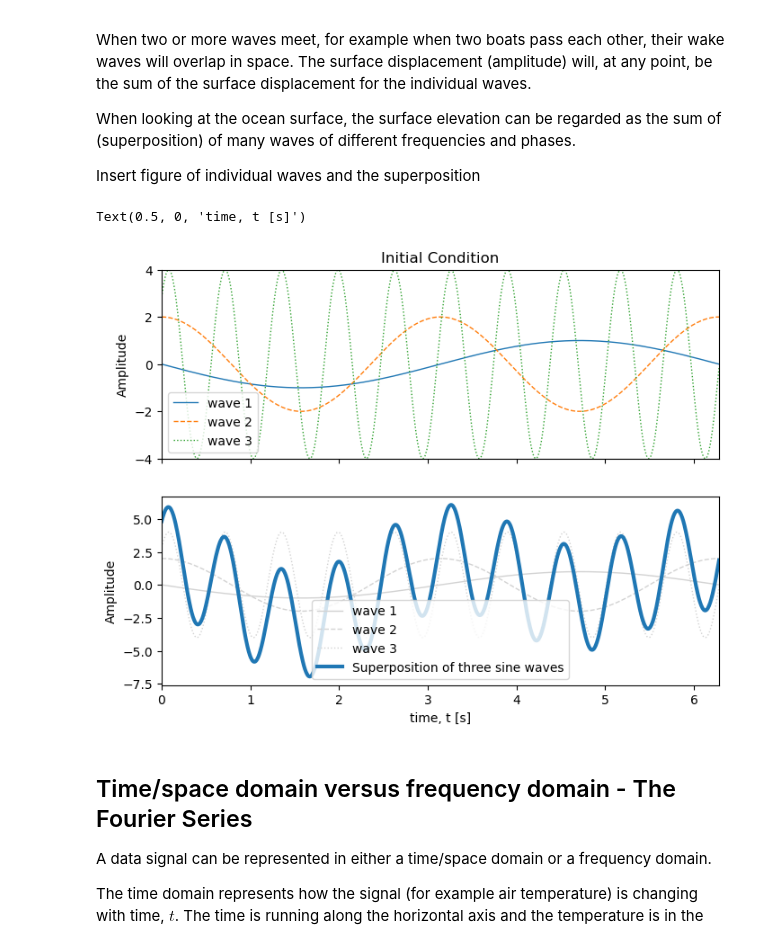
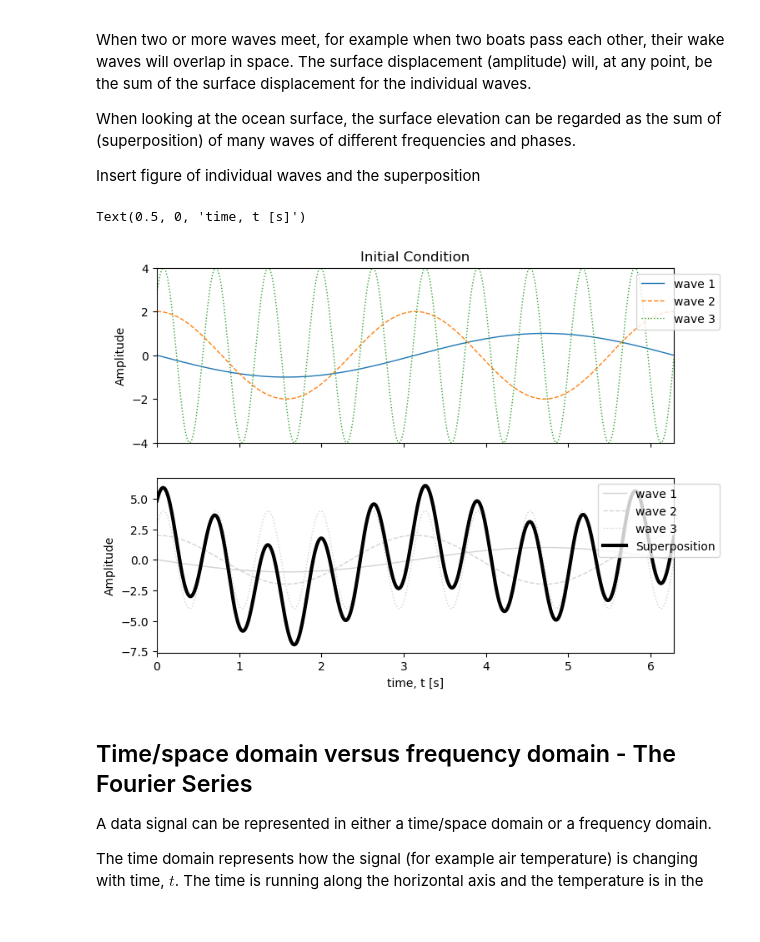
Before and after one commit to thorbjornmoeUiB/GEOF211_compendium, a Jupyter notebook: GEOF211_book/_build/jupyter_execute/Useful_calculus/Fourier_transforms.ipynb, the cells around one changed output. Cells and saved outputs as stored; diff of their text form; code cells hidden in the pictures.

```diff
--- a/GEOF211_book/_build/jupyter_execute/Useful_calculus/Fourier_transforms.ipynb
+++ b/GEOF211_book/_build/jupyter_execute/Useful_calculus/Fourier_transforms.ipynb
@@ -17,37 +17,37 @@ t = np.linspace(0, 2 * np.pi, 1000) #eight cycles
 
 #define frequencies, phases, and amplitudes of three sine waves
 frequencies=1./np.array([2*np.pi,np.pi,2./np.pi])
 phases=np.pi*np.array([1.,1./2,1./4])
 amplitudes=np.array([1.,2.,4.])
 
 # compute the wave signals
 wave1 = amplitudes[0] * np.sin(2 * np.pi * frequencies[0] * t + phases[0])
 wave2 = amplitudes[1] * np.sin(2 * np.pi * frequencies[1] * t + phases[1])
 wave3 = amplitudes[2] * np.sin(2 * np.pi * frequencies[2] * t + phases[2])
 
 #plot the wave signals
 fig, ax = plt.subplots(2, 1, figsize=(8, 6), sharex=True)
 ax[0].set_xlim(( 0, 2*np.pi))
 ax[0].set_ylim((-4, 4))
 
 line1, = ax[0].plot(t, wave1,'-', lw = 1, label='wave 1')
 line2, = ax[0].plot(t, wave2,'--', lw = 1, label='wave 2')
 line3, = ax[0].plot(t, wave3,':', lw = 1, label='wave 3')
 
 ax[1].plot(t, wave1,'-',color='lightgrey', lw = 1, label='wave 1')
 ax[1].plot(t, wave2,'--',color='lightgrey', lw = 1, label='wave 2')
 ax[1].plot(t, wave3,':',color='lightgrey',lw = 1, label='wave 3')
-line4, = ax[1].plot(t, wave1+wave2+wave3, lw = 3, label='Superposition of three sine waves')
+line4, = ax[1].plot(t, wave1+wave2+wave3,'k', lw = 3, label='Superposition')
 
 ax[0].set_ylabel('Amplitude')
 ax[0].set_title("Initial Condition")
-ax[0].legend()
-ax[1].legend()
+ax[0].legend(loc="upper right", bbox_to_anchor=(1.1, 1))
+ax[1].legend(loc="upper right", bbox_to_anchor=(1.1, 1))
 ax[1].set_ylabel('Amplitude')
 ax[1].set_xlabel('time, t [s]')
 # %% [output]
 Text(0.5, 0, 'time, t [s]')
-[figure, old version]
+[figure, new version]
 # %% [markdown]
 ## Time/space domain versus frequency domain - The Fourier Series
 
```
Also changed, not shown: 8 other files.
